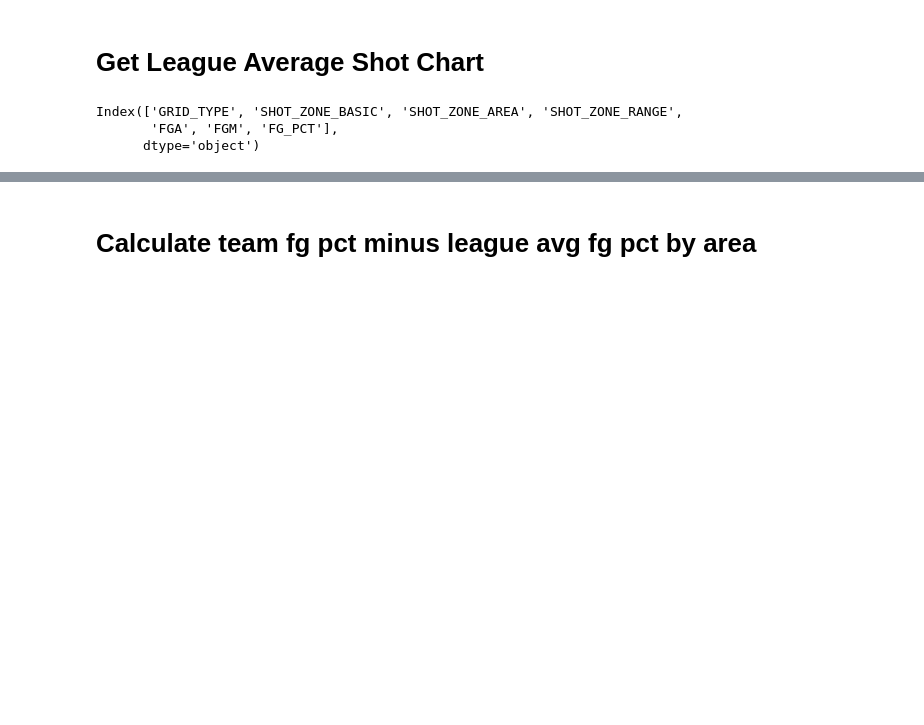
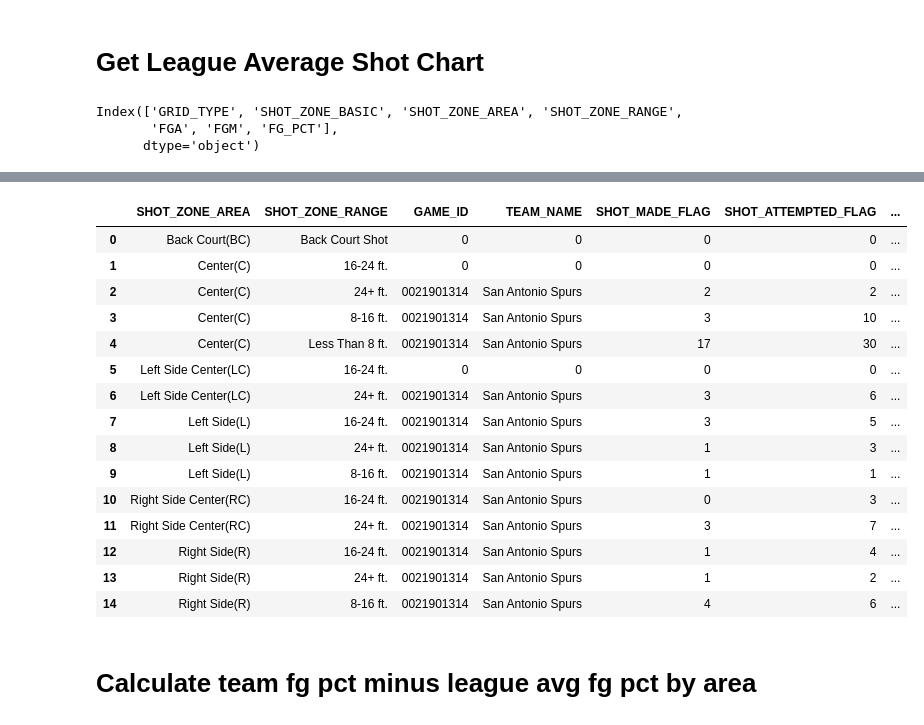
Before and after one commit to SpecCRA/vlads_data_project, a Jupyter notebook: get_shots_data.ipynb, the cells around one changed output, grey strips where cells are left out. Saved outputs shown, nothing was run; the diff lists cells and outputs as text; code cells hidden in the pictures; blank space fills up the shorter version.

```diff
--- a/get_shots_data.ipynb
+++ b/get_shots_data.ipynb
@@ -310,3 +434,25 @@ league_avg_df['formatted_fg_pct'] = round(league_avg_df.rounded_fg_pct).astype(s
+# %%
+for col in list(new_df.iloc[:, 4:7].columns):
+    new_df[col] = new_df[col].astype(int)
+# %%
+new_df
+# %% [output]
+|  | SHOT_ZONE_AREA | SHOT_ZONE_RANGE | GAME_ID | TEAM_NAME | SHOT_MADE_FLAG | SHOT_ATTEMPTED_FLAG | ... |
+| 0 | Back Court(BC) | Back Court Shot | 0 | 0 | 0 | 0 | ... |
+| 1 | Center(C) | 16-24 ft. | 0 | 0 | 0 | 0 | ... |
+| 2 | Center(C) | 24+ ft. | 0021901314 | San Antonio Spurs | 2 | 2 | ... |
+| 3 | Center(C) | 8-16 ft. | 0021901314 | San Antonio Spurs | 3 | 10 | ... |
+| 4 | Center(C) | Less Than 8 ft. | 0021901314 | San Antonio Spurs | 17 | 30 | ... |
+| 5 | Left Side Center(LC) | 16-24 ft. | 0 | 0 | 0 | 0 | ... |
+| 6 | Left Side Center(LC) | 24+ ft. | 0021901314 | San Antonio Spurs | 3 | 6 | ... |
+| 7 | Left Side(L) | 16-24 ft. | 0021901314 | San Antonio Spurs | 3 | 5 | ... |
+| 8 | Left Side(L) | 24+ ft. | 0021901314 | San Antonio Spurs | 1 | 3 | ... |
+| 9 | Left Side(L) | 8-16 ft. | 0021901314 | San Antonio Spurs | 1 | 1 | ... |
+| 10 | Right Side Center(RC) | 16-24 ft. | 0021901314 | San Antonio Spurs | 0 | 3 | ... |
+| 11 | Right Side Center(RC) | 24+ ft. | 0021901314 | San Antonio Spurs | 3 | 7 | ... |
+| 12 | Right Side(R) | 16-24 ft. | 0021901314 | San Antonio Spurs | 1 | 4 | ... |
+| 13 | Right Side(R) | 24+ ft. | 0021901314 | San Antonio Spurs | 1 | 2 | ... |
+| 14 | Right Side(R) | 8-16 ft. | 0021901314 | San Antonio Spurs | 4 | 6 | ... |
 # %% [markdown]
 # Calculate team fg pct minus league avg fg pct by area
 # %%
```
Also changed, not shown: parts of 15 cells of this notebook, 18 other files.
